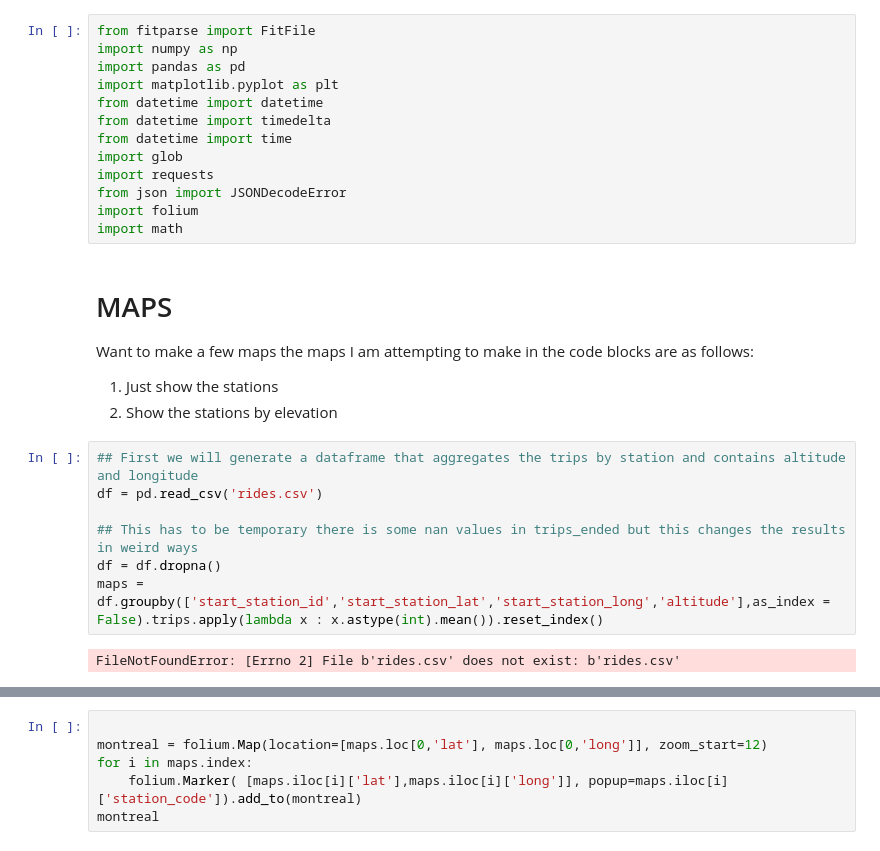
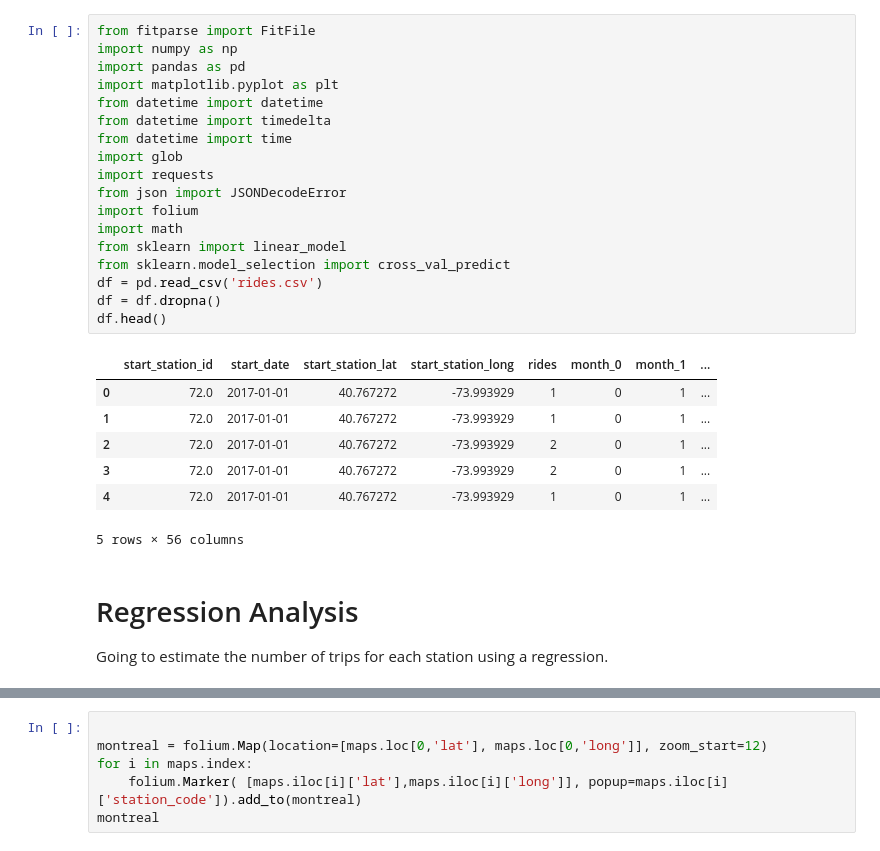
Before and after one commit to liamacdonald/bicycle-share-service-analysis, a Jupyter notebook: analysis.ipynb, the cells around one changed output, grey strips where cells are left out. Drawn from its saved outputs; the diff is of its cells as text.

Commit message:
first branch commit

```diff
--- a/analysis.ipynb
+++ b/analysis.ipynb
@@ -1,27 +1,29 @@
 # %%
 from fitparse import FitFile
 import numpy as np
 import pandas as pd
 import matplotlib.pyplot as plt
 from datetime import datetime
 from datetime import timedelta
 from datetime import time
 import glob
 import requests
 from json import JSONDecodeError
 import folium
 import math
+from sklearn import linear_model
+from sklearn.model_selection import cross_val_predict
+df = pd.read_csv('rides.csv')
+df = df.dropna()
+df.head()
+# %% [output]
+|  | start_station_id | start_date | start_station_lat | start_station_long | rides | month_0 | month_1 | ... |
+| 0 | 72.0 | 2017-01-01 | 40.767272 | -73.993929 | 1 | 0 | 1 | ... |
+| 1 | 72.0 | 2017-01-01 | 40.767272 | -73.993929 | 1 | 0 | 1 | ... |
+| 2 | 72.0 | 2017-01-01 | 40.767272 | -73.993929 | 2 | 0 | 1 | ... |
+| 3 | 72.0 | 2017-01-01 | 40.767272 | -73.993929 | 2 | 0 | 1 | ... |
+| 4 | 72.0 | 2017-01-01 | 40.767272 | -73.993929 | 1 | 0 | 1 | ... |
+5 rows × 56 columns
-# %% [markdown]
-# MAPS
-Want to make a few maps the maps I am attempting to make in the code blocks are as follows:
-1. Just show the stations
-2. Show the stations by elevation
-# %%
-## First we will generate a dataframe that aggregates the trips by station and contains altitude and longitude
-df = pd.read_csv('rides.csv')
-
-## This has to be temporary there is some nan values in trips_ended but this changes the results in weird ways
-df = df.dropna()
-maps = df.groupby(['start_station_id','start_station_lat','start_station_long','altitude'],as_index = False).trips.apply(lambda x : x.astype(int).mean()).reset_index()
-# %% [output]
-FileNotFoundError: [Errno 2] File b'rides.csv' does not exist: b'rides.csv'
+# %% [markdown]
+# Regression Analysis
+Going to estimate the number of trips for each station using a regression.
```
Also changed, not shown: parts of 1 cell of this notebook, 1 other file.
